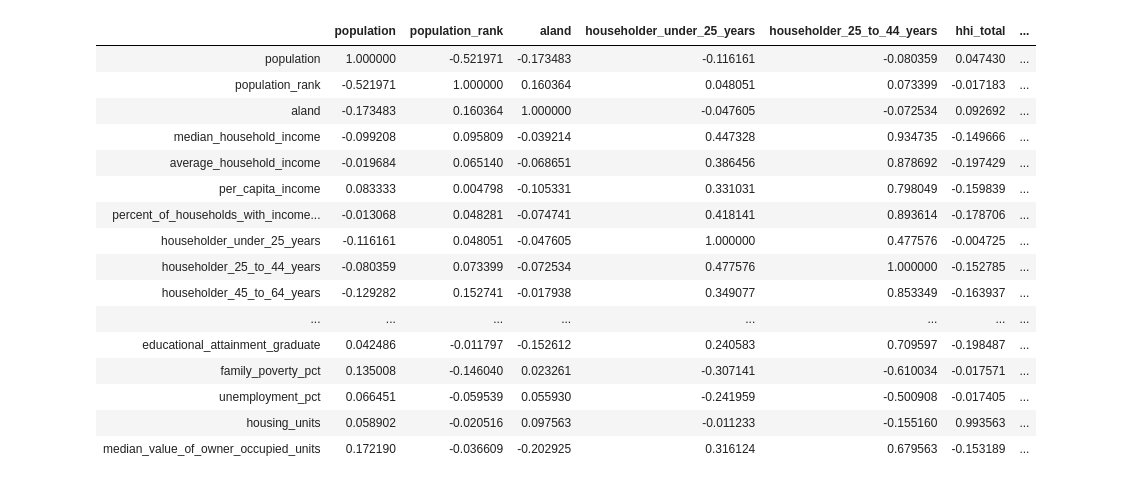
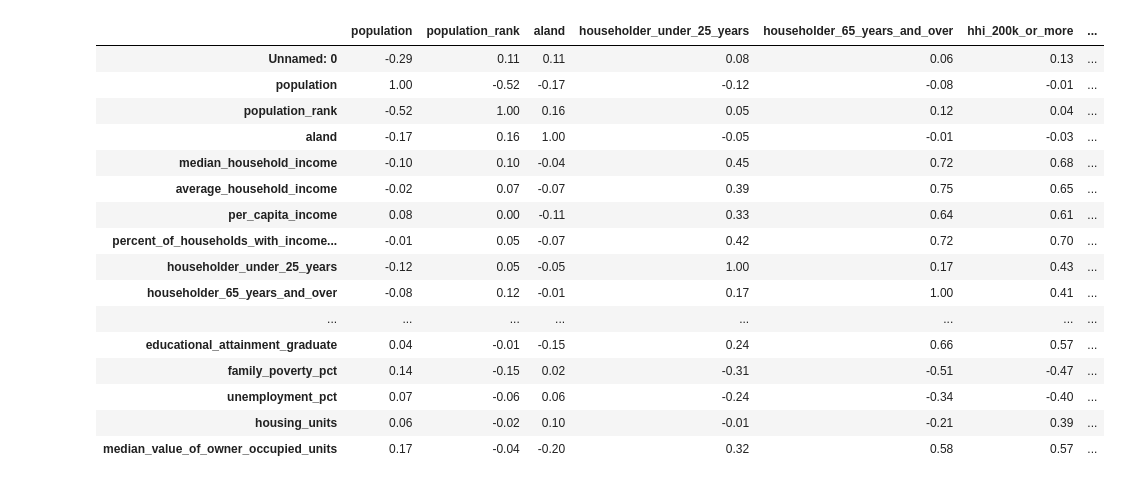
Before and after one commit to sakuraszy/STATS-170A-Group, a Jupyter notebook: Wrangling_code/report_first_draft_data_vis.ipynb, the cells around one changed output. Drawn from its saved outputs; the diff is of its cells as text; code cells hidden in the pictures.

```diff
--- a/Wrangling_code/report_first_draft_data_vis.ipynb
+++ b/Wrangling_code/report_first_draft_data_vis.ipynb
@@ -47,29 +62,28 @@ plt.show()
 # %%
 temp = demographic
 temp = temp.drop("zipcode", axis=1)
-tc = temp.corr()
-tc = tc.drop(columns=['median_household_income', 'average_household_income', 'per_capita_income', 'percent_of_households_with_incomes_200000_or_more',
-                'householder_45_to_64_years', 'householder_65_years_and_over', 'hhi_lt_25k', 'hhi_25k_to_49k',
-                'hhi_50k_to_749k', 'hhi_75k_to_999k', 'hhi_100k_to_1490k', 'hhi_150k_to_1999k', 'race_and_ethnicity_total',
+tc = round(temp.corr(), 2)
+tc = tc.drop(columns=['Unnamed: 0','median_household_income', 'average_household_income', 'per_capita_income', 'percent_of_households_with_incomes_200000_or_more',
+                  'hhi_lt_25k',   'race_and_ethnicity_total',
                 'family_poverty_pct'])
 tc
 # %% [output]
-|  | population | population_rank | aland | householder_under_25_years | householder_25_to_44_years | hhi_total | ... |
-| population | 1.000000 | -0.521971 | -0.173483 | -0.116161 | -0.080359 | 0.047430 | ... |
-| population_rank | -0.521971 | 1.000000 | 0.160364 | 0.048051 | 0.073399 | -0.017183 | ... |
-| aland | -0.173483 | 0.160364 | 1.000000 | -0.047605 | -0.072534 | 0.092692 | ... |
-| median_household_income | -0.099208 | 0.095809 | -0.039214 | 0.447328 | 0.934735 | -0.149666 | ... |
-| average_household_income | -0.019684 | 0.065140 | -0.068651 | 0.386456 | 0.878692 | -0.197429 | ... |
-| per_capita_income | 0.083333 | 0.004798 | -0.105331 | 0.331031 | 0.798049 | -0.159839 | ... |
-| percent_of_households_with_income... | -0.013068 | 0.048281 | -0.074741 | 0.418141 | 0.893614 | -0.178706 | ... |
-| householder_under_25_years | -0.116161 | 0.048051 | -0.047605 | 1.000000 | 0.477576 | -0.004725 | ... |
-| householder_25_to_44_years | -0.080359 | 0.073399 | -0.072534 | 0.477576 | 1.000000 | -0.152785 | ... |
-| householder_45_to_64_years | -0.129282 | 0.152741 | -0.017938 | 0.349077 | 0.853349 | -0.163937 | ... |
+|  | population | population_rank | aland | householder_under_25_years | householder_65_years_and_over | hhi_200k_or_more | ... |
+| Unnamed: 0 | -0.29 | 0.11 | 0.11 | 0.08 | 0.06 | 0.13 | ... |
+| population | 1.00 | -0.52 | -0.17 | -0.12 | -0.08 | -0.01 | ... |
+| population_rank | -0.52 | 1.00 | 0.16 | 0.05 | 0.12 | 0.04 | ... |
+| aland | -0.17 | 0.16 | 1.00 | -0.05 | -0.01 | -0.03 | ... |
+| median_household_income | -0.10 | 0.10 | -0.04 | 0.45 | 0.72 | 0.68 | ... |
+| average_household_income | -0.02 | 0.07 | -0.07 | 0.39 | 0.75 | 0.65 | ... |
+| per_capita_income | 0.08 | 0.00 | -0.11 | 0.33 | 0.64 | 0.61 | ... |
+| percent_of_households_with_income... | -0.01 | 0.05 | -0.07 | 0.42 | 0.72 | 0.70 | ... |
+| householder_under_25_years | -0.12 | 0.05 | -0.05 | 1.00 | 0.17 | 0.43 | ... |
+| householder_65_years_and_over | -0.08 | 0.12 | -0.01 | 0.17 | 1.00 | 0.41 | ... |
 | ... | ... | ... | ... | ... | ... | ... | ... |
-| educational_attainment_graduate | 0.042486 | -0.011797 | -0.152612 | 0.240583 | 0.709597 | -0.198487 | ... |
-| family_poverty_pct | 0.135008 | -0.146040 | 0.023261 | -0.307141 | -0.610034 | -0.017571 | ... |
-| unemployment_pct | 0.066451 | -0.059539 | 0.055930 | -0.241959 | -0.500908 | -0.017405 | ... |
-| housing_units | 0.058902 | -0.020516 | 0.097563 | -0.011233 | -0.155160 | 0.993563 | ... |
-| median_value_of_owner_occupied_units | 0.172190 | -0.036609 | -0.202925 | 0.316124 | 0.679563 | -0.153189 | ... |
+| educational_attainment_graduate | 0.04 | -0.01 | -0.15 | 0.24 | 0.66 | 0.57 | ... |
+| family_poverty_pct | 0.14 | -0.15 | 0.02 | -0.31 | -0.51 | -0.47 | ... |
+| unemployment_pct | 0.07 | -0.06 | 0.06 | -0.24 | -0.34 | -0.40 | ... |
+| housing_units | 0.06 | -0.02 | 0.10 | -0.01 | -0.21 | 0.39 | ... |
+| median_value_of_owner_occupied_units | 0.17 | -0.04 | -0.20 | 0.32 | 0.58 | 0.57 | ... |
 # %%
 fig, ax = plt.subplots(figsize=(25,5))
```
Also changed, not shown: parts of 11 cells of this notebook.
